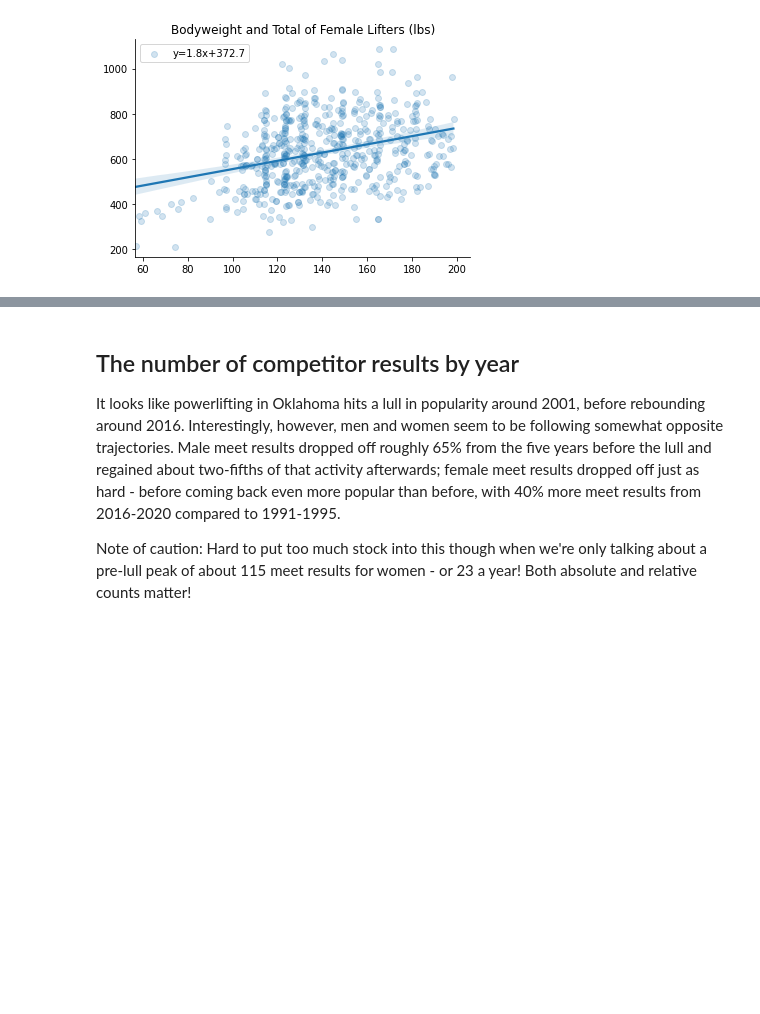
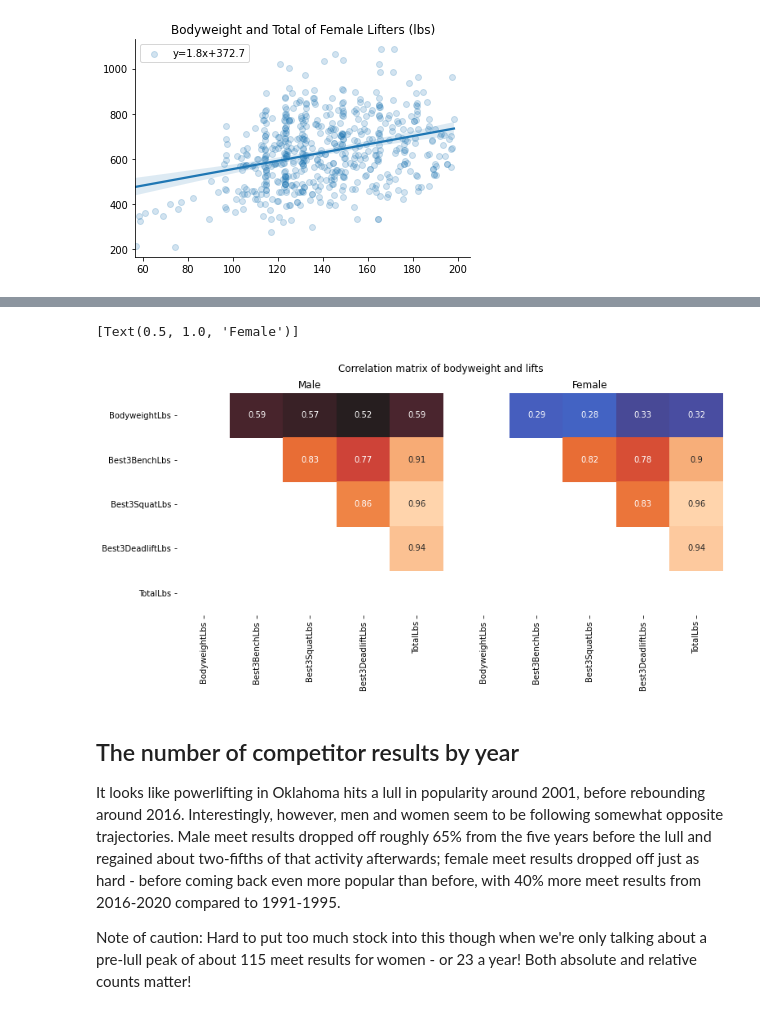
Before and after one commit to inunoriginal1/OpenPowerlifting, a Jupyter notebook: main.ipynb, the cells around one changed output, grey strips where cells are left out. Saved outputs shown, nothing was run; the diff lists cells and outputs as text; code cells hidden in the pictures; blank space fills up the shorter version.

```diff
--- a/main.ipynb
+++ b/main.ipynb
@@ -761,3 +769,19 @@ plt.show()
+# %%
+# Setting the mask to hide the top right of the correlation matrix.
+mask = np.tril(ok[['BodyweightLbs', 'Best3BenchLbs', 'Best3SquatLbs', 'Best3DeadliftLbs', 'TotalLbs']].corr())
+
+# Plotting the correlation matrix, centered at 0.5.
+fig, ax = plt.subplots(1, 2, figsize=(12, 5))
+
+fig.suptitle('Correlation matrix of bodyweight and lifts')
+plt.subplots_adjust(wspace=.05)
+
+sns.heatmap(ok.loc[ok['Sex'] == 'M', ['BodyweightLbs', 'Best3BenchLbs', 'Best3SquatLbs', 'Best3DeadliftLbs', 'TotalLbs']].corr(), annot=True, cmap='icefire', center=.5, mask=mask, cbar=False, ax=ax[0]).set(title='Male')
+
+sns.heatmap(ok.loc[ok['Sex'] == 'F', ['BodyweightLbs', 'Best3BenchLbs', 'Best3SquatLbs', 'Best3DeadliftLbs', 'TotalLbs']].corr(), annot=True, cmap='icefire', center=.5, mask=mask, yticklabels=False, cbar=False, ax=ax[1]).set(title='Female')
+# %% [output]
+[Text(0.5, 1.0, 'Female')]
+[figure, added]
 # %% [markdown]
 ## The number of competitor results by year
 
```
Also changed, not shown: parts of 9 cells of this notebook.
